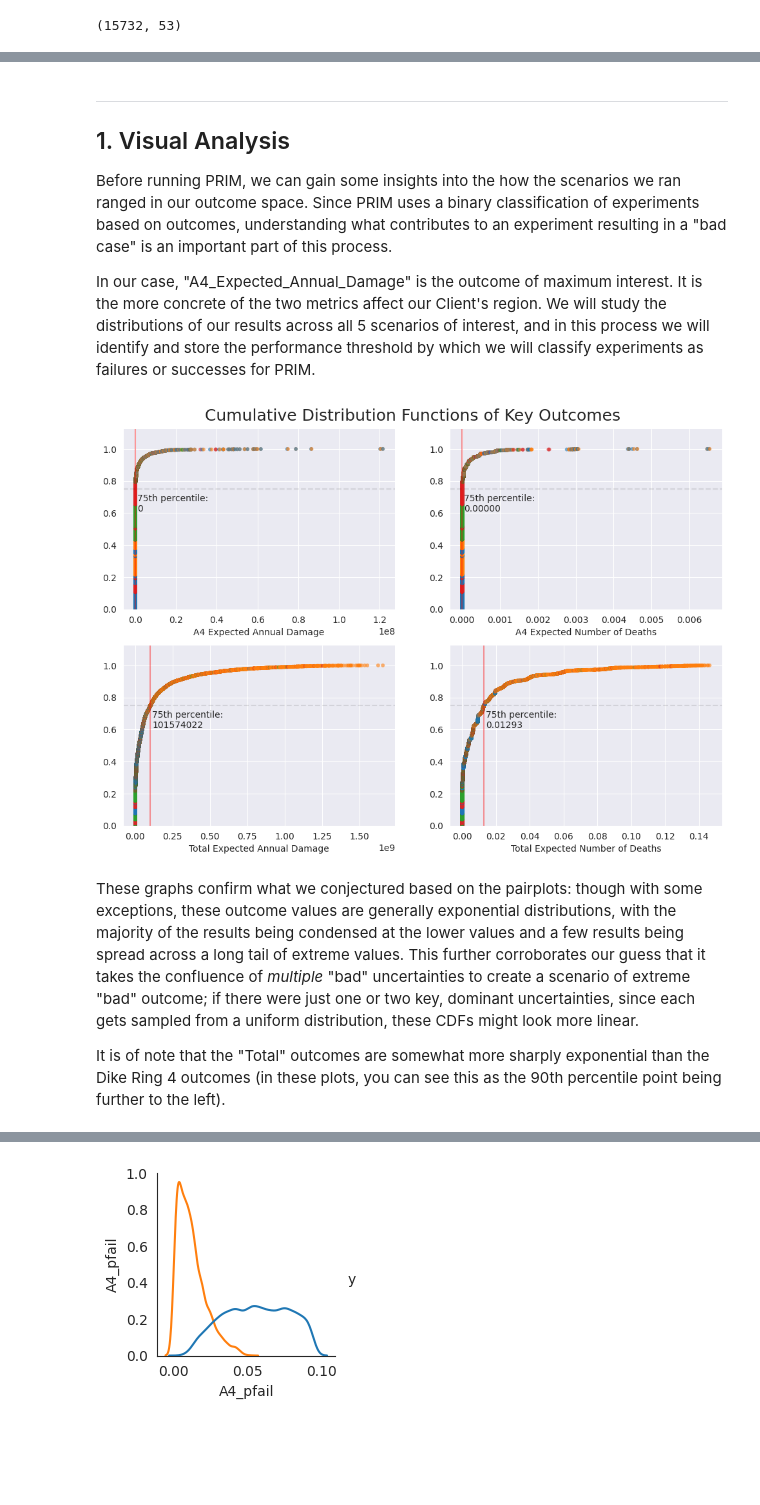
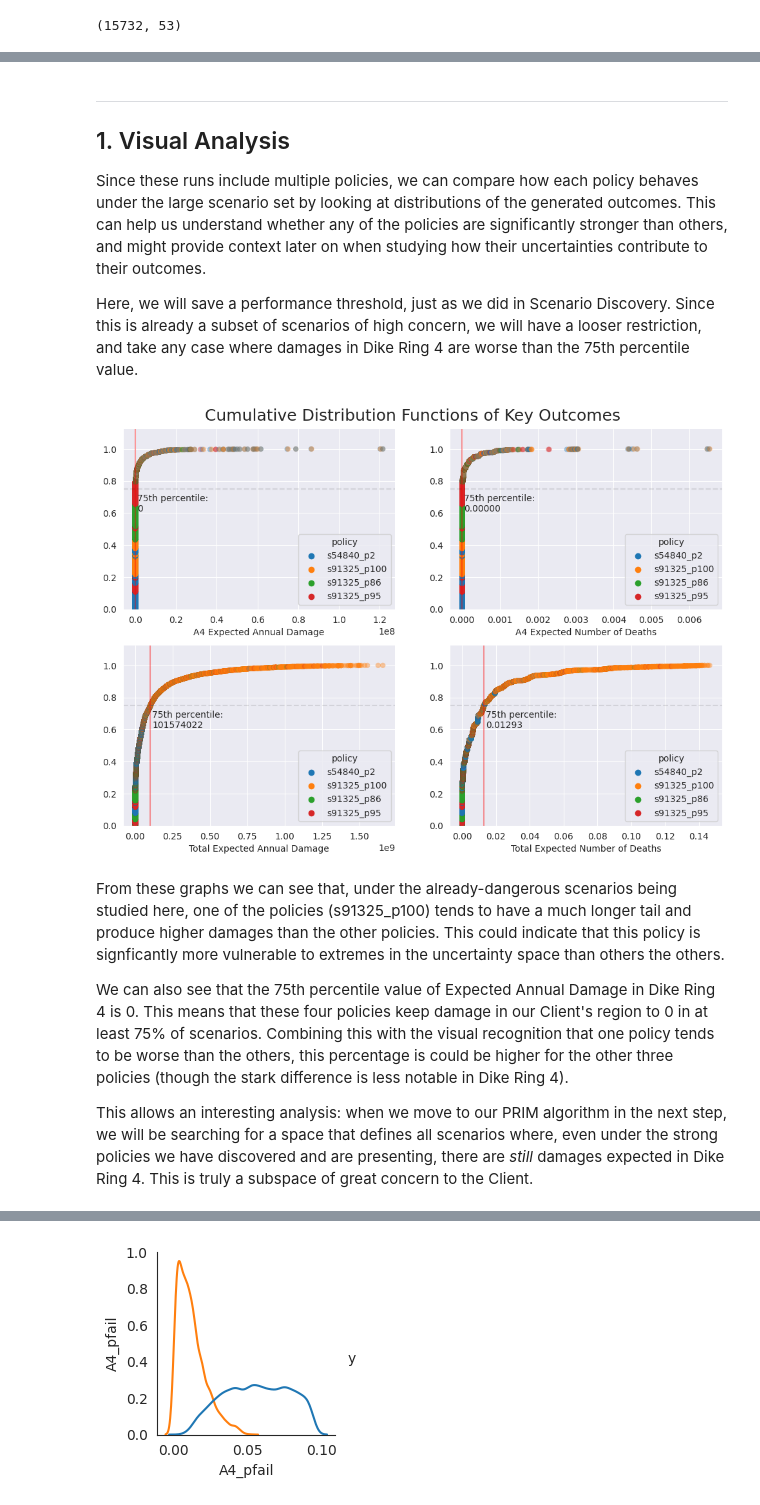
Before and after one commit to ghsher/epa1361_group15, a Jupyter notebook: final assignment/Policy Vulnerability.ipynb, the cells around one changed output, grey strips where cells are left out. Drawn from its saved outputs; the diff is of its cells as text; code cells hidden in the pictures; blank space fills up the shorter version.

```diff
--- a/final assignment/Policy Vulnerability.ipynb
+++ b/final assignment/Policy Vulnerability.ipynb
@@ -48,9 +36,9 @@ experiments.head()
 
 ## 1. Visual Analysis
 
-Before running PRIM, we can gain some insights into the how the scenarios we ran ranged in our outcome space. Since PRIM uses a binary classification of experiments based on outcomes, understanding what contributes to an experiment resulting in a "bad case" is an important part of this process.
+Since these runs include multiple policies, we can compare how each policy behaves under the large scenario set by looking at distributions of the generated outcomes. This can help us understand whether any of the policies are significantly stronger than others, and might provide context later on when studying how their uncertainties contribute to their outcomes.
 
-In our case, "A4_Expected_Annual_Damage" is the outcome of maximum interest. It is the more concrete of the two metrics affect our Client's region. We will study the distributions of our results across all 5 scenarios of interest, and in this process we will identify and store the performance threshold by which we will classify experiments as failures or successes for PRIM.
+Here, we will save a performance threshold, just as we did in Scenario Discovery. Since this is already a subset of scenarios of high concern, we will have a looser restriction, and take any case where damages in Dike Ring 4 are worse than the 75th percentile value.
 # %%
 outcomes_of_interest = ['A4_Expected_Annual_Damage', 'A4_Expected_Number_of_Deaths',
                         'Total_Expected_Annual_Damage', 'Total_Expected_Number_of_Deaths']
@@ -70,48 +58,50 @@ for col, ax in zip(outcomes_of_interest, axs.ravel()):
     df = df.sort_values(by=col, ascending=True)
     df['y'] = np.arange(N)/N
     df = df.reset_index()
 
     # Plot
     sns.scatterplot(data=df, x=col, y='y', hue='policy',
-                    legend=False, size=1, linewidth=0,
-                    alpha=0.6, palette='tab10', ax=ax)
+                    legend=True, linewidth=0,
+                    alpha=0.4, palette='tab10', ax=ax)
 
     # Plot line at 75th percentile
-    median = int(N*0.75)
-    ax.axhline(median/N, color='k', alpha=0.1, ls='--')
-    ax.axvline(df[col][median], label=str(df[col][median]),
+    q3 = int(N*0.75)
+    ax.axhline(q3/N, color='k', alpha=0.1, ls='--')
+    ax.axvline(df[col][q3], label=str(df[col][q3]),
                color='r', alpha=0.4)
 
     # Label line with 75th percentile value
     annotation_point = int(N*0.61)/N # tested to line up with a gridline
     if col.split('_')[-1] == 'Deaths':
-        ax.annotate(text=f"75th percentile:\n{df[col][median]:.5f}",
-                    xy=(df[col][median], annotation_point),
+        ax.annotate(text=f"75th percentile:\n{df[col][q3]:.5f}",
+                    xy=(df[col][q3], annotation_point),
                     xytext=(3, 0), textcoords='offset pixels')
     else:
-        ax.annotate(text=f"75th percentile:\n{df[col][median]:.0f}",
-                    xy=(df[col][median], annotation_point),
+        ax.annotate(text=f"75th percentile:\n{df[col][q3]:.0f}",
+                    xy=(df[col][q3], annotation_point),
                     xytext=(3, 0), textcoords='offset pixels')
 
     # Save performance threshold (75th percentile of outcome of interest)
     if (col == ooi):
-        performance_threshold = df[col][median]
+        performance_threshold = df[col][q3]
 
     # Set up graph
     sns.despine(ax=ax)
     col_name = ' '.join(col.split('_'))
     ax.set(xlabel=col_name, ylabel=None, ylim=[0, 1.125])
 
 plt.suptitle(f'Cumulative Distribution Functions of Key Outcomes',
              fontsize=18, y=0.92)
 plt.savefig(f'img/vulnerability__CDFs.png')
 plt.show()
 # %% [output]
-[figure, old version]
+[figure, new version]
 # %% [markdown]
-These graphs confirm what we conjectured based on the pairplots: though with some exceptions, these outcome values are generally exponential distributions, with the majority of the results being condensed at the lower values and a few results being spread across a long tail of extreme values. This further corroborates our guess that it takes the confluence of _multiple_ "bad" uncertainties to create a scenario of extreme "bad" outcome; if there were just one or two key, dominant uncertainties, since each gets sampled from a uniform distribution, these CDFs might look more linear.
+From these graphs we can see that, under the already-dangerous scenarios being studied here, one of the policies (s91325_p100) tends to have a much longer tail and produce higher damages than the other policies. This could indicate that this policy is signficantly more vulnerable to extremes in the uncertainty space than others the others.
 
-It is of note that the "Total" outcomes are somewhat more sharply exponential than the Dike Ring 4 outcomes (in these plots, you can see this as the 90th percentile point being further to the left).
+We can also see that the 75th percentile value of Expected Annual Damage in Dike Ring 4 is 0. This means that these four policies keep damage in our Client's region to 0 in at least 75% of scenarios. Combining this with the visual recognition that one policy tends to be worse than the others, this percentage is could be higher for the other three policies (though the stark difference is less notable in Dike Ring 4).
+
+This allows an interesting analysis: when we move to our PRIM algorithm in the next step, we will be searching for a space that defines all scenarios where, even under the strong policies we have discovered and are presenting, there are _still_ damages expected in Dike Ring 4. This is truly a subspace of great concern to the Client.
 # %% [markdown]
 -----------------------------------
 
```
Also changed, not shown: parts of 20 cells of this notebook, 4 other files.
